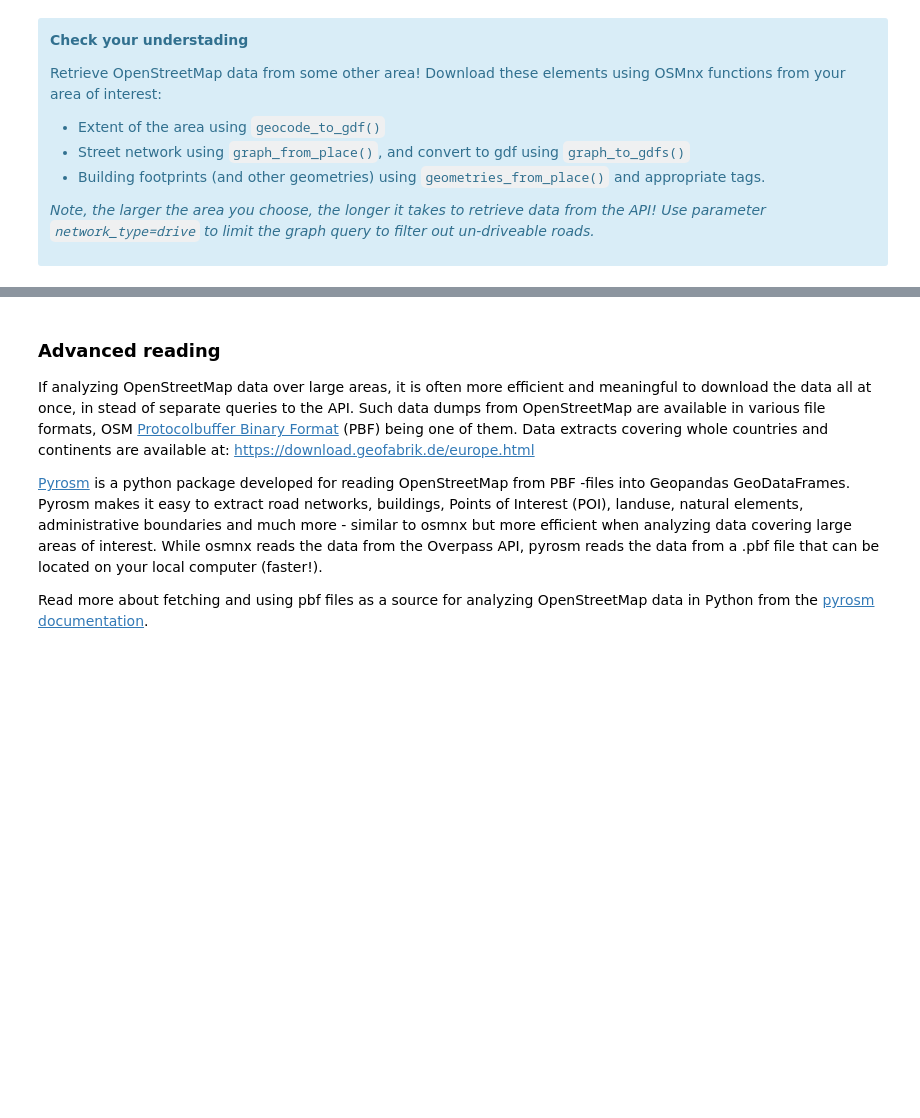
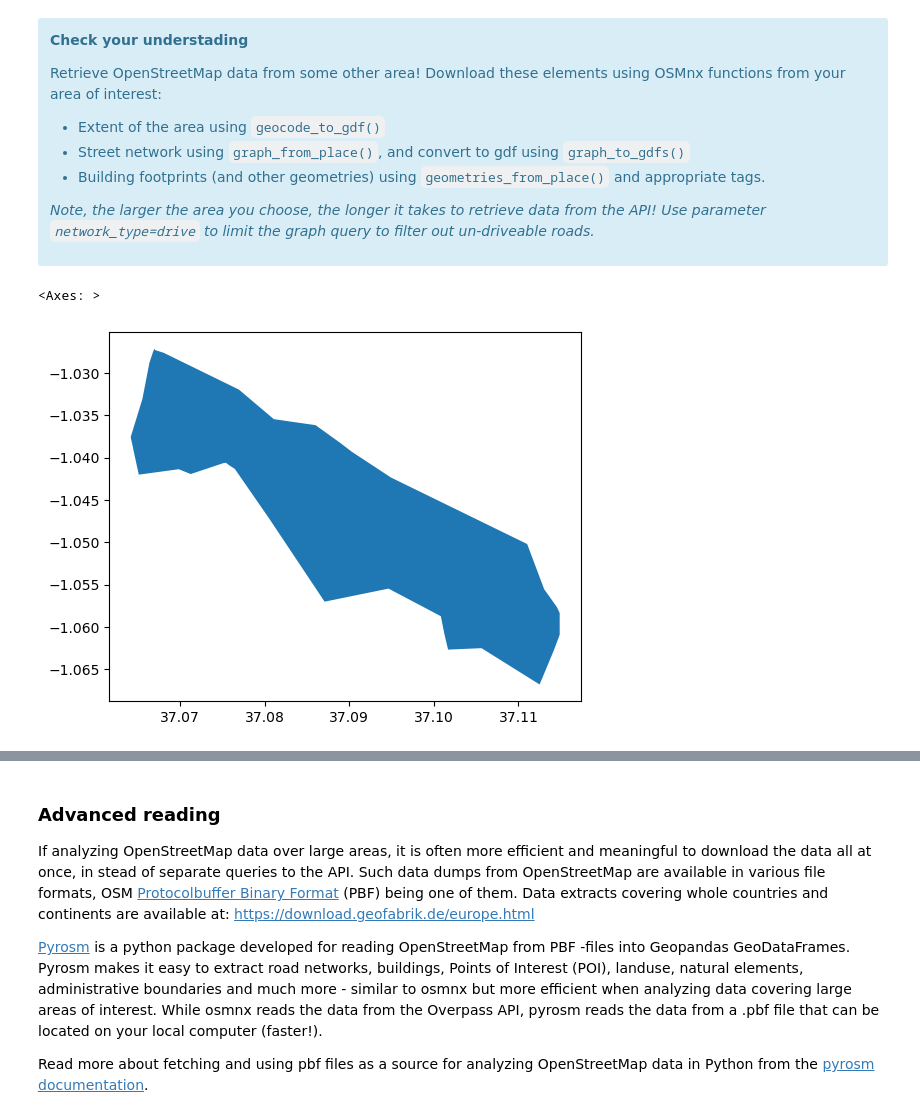
Before and after one commit to RobertMuturi/PYTHON, a Jupyter notebook: AUTOGIS/OpenStreetMap & Network Analysis/00_retrieve_osm_data.ipynb, the cells around one changed output, grey strips where cells are left out. Cells and saved outputs as stored; diff of their text form; code cells hidden in the pictures; blank space fills up the shorter version.

```diff
--- a/AUTOGIS/OpenStreetMap & Network Analysis/00_retrieve_osm_data.ipynb
+++ b/AUTOGIS/OpenStreetMap & Network Analysis/00_retrieve_osm_data.ipynb
@@ -342,6 +372,6 @@ Retrieve OpenStreetMap data from some other area! Download these elements using
 </div>
 # %%
 # Specify the name that is used to seach for the data. Check that the place name is valid from https://nominatim.openstreetmap.org/ui/search.html
-my_place = ""
+my_place = 'Thika, Kiambu, Central Kenya'
 # %%
 # Get street network
@@ -348,2 +382,9 @@ my_place = ""
+# %%
+#get boundary
+thika_area = ox.geocode_to_gdf(my_place)
+thika_area.plot()
+# %% [output]
+<Axes: >
+[figure, added]
 # %%
 # Get building footprints
```
Also changed, not shown: parts of 12 cells of this notebook, 33 other files.
